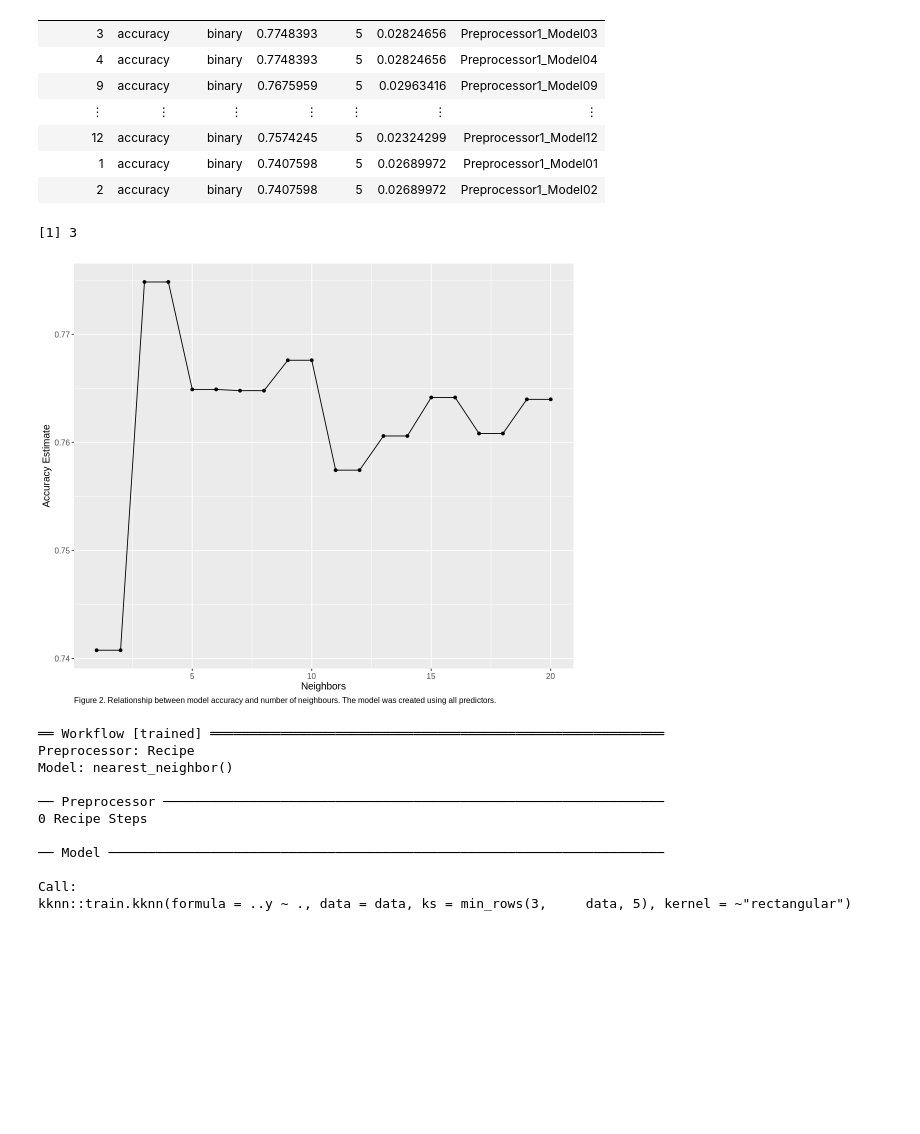
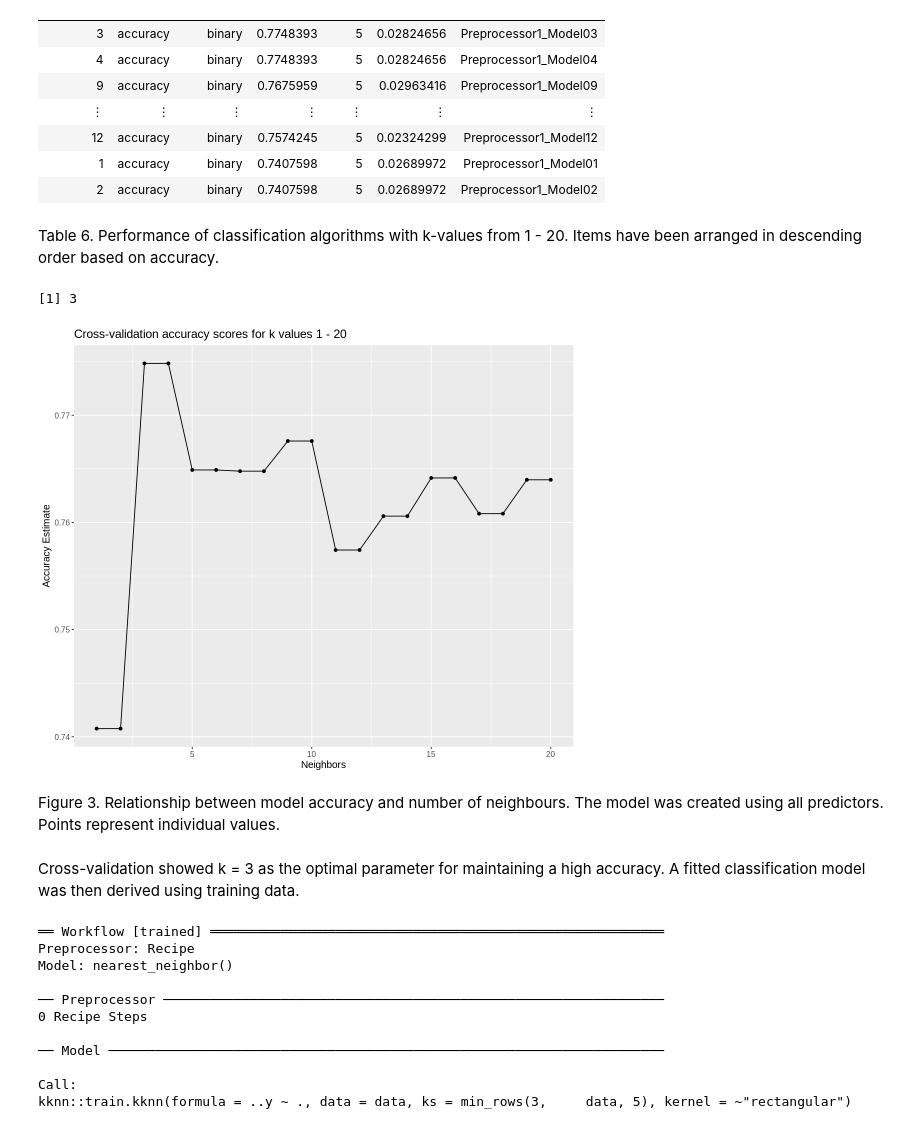
Before and after one commit to hsgao12/dsci-100-group-132, a Jupyter notebook: DSCI100 report.ipynb, the cells around one changed output. Drawn from its saved outputs; the diff is of its cells as text; code cells hidden in the pictures; blank space fills up the shorter version.

Commit message:
Finalized figure/table captions, added brief methods section, created brief results summary.

```diff
--- a/DSCI100 report.ipynb
+++ b/DSCI100 report.ipynb
@@ -376,6 +393,8 @@ A tibble: 20 × 7
 | 12 | accuracy | binary | 0.7574245 | 5 | 0.02324299 | Preprocessor1_Model12 |
 | 1 | accuracy | binary | 0.7407598 | 5 | 0.02689972 | Preprocessor1_Model01 |
 | 2 | accuracy | binary | 0.7407598 | 5 | 0.02689972 | Preprocessor1_Model02 |
+# %% [markdown]
+Table 6. Performance of classification algorithms with k-values from 1 - 20. Items have been arranged in descending order based on accuracy.
 # %%
 neighbor <- knn_results |> slice(1) |> pull(neighbors)
 neighbor
@@ -384,17 +403,20 @@ neighbor
 # %%
 options(repr.plot.height = 7.5, repr.plot.width = 9)
 
 cross_val_plot <- ggplot(knn_results, aes(x = neighbors, y = mean)) +
                     geom_point() +
                     geom_line() +
-                    labs(x = "Neighbors", y = "Accuracy Estimate",
-                         caption = "Figure 2. Relationship between model accuracy and number of neighbours. The model was created using all predictors.") +
-                    theme(text = element_text(size = 12),
-                          plot.caption = element_text(hjust = 0))
+                    labs(x = "Neighbors", y = "Accuracy Estimate") +
+                    ggtitle("Cross-validation accuracy scores for k values 1 - 20") +
+                    theme(text = element_text(size = 12))
 
 cross_val_plot
 # %% [output]
-[figure, old version]
+[figure, new version]
+# %% [markdown]
+Figure 3. Relationship between model accuracy and number of neighbours. The model was created using all predictors. Points represent individual values.
+# %% [markdown]
+Cross-validation showed k = 3 as the optimal parameter for maintaining a high accuracy. A fitted classification model was then derived using training data.
 # %%
 diabetes_recipe <- recipe(Outcome ~., data = diabetes_train)
 
```
Also changed, not shown: parts of 21 cells of this notebook.
